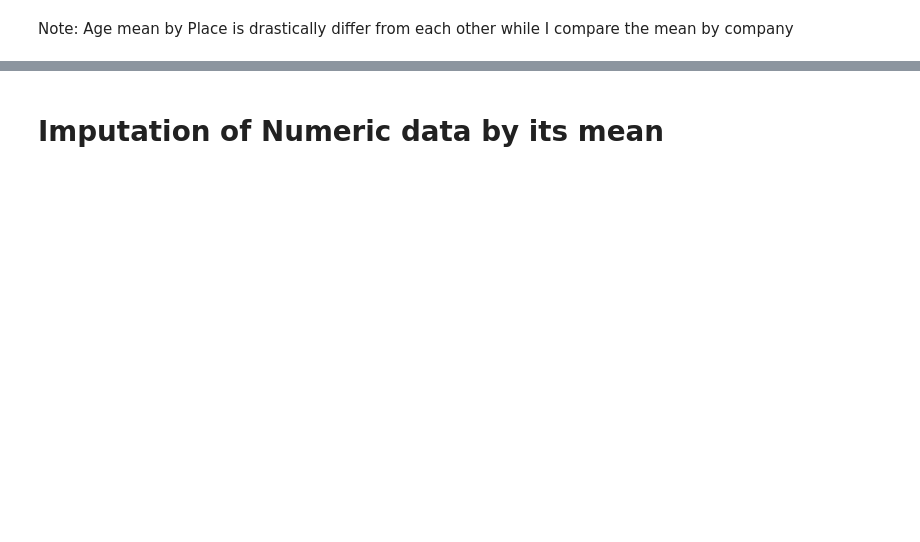
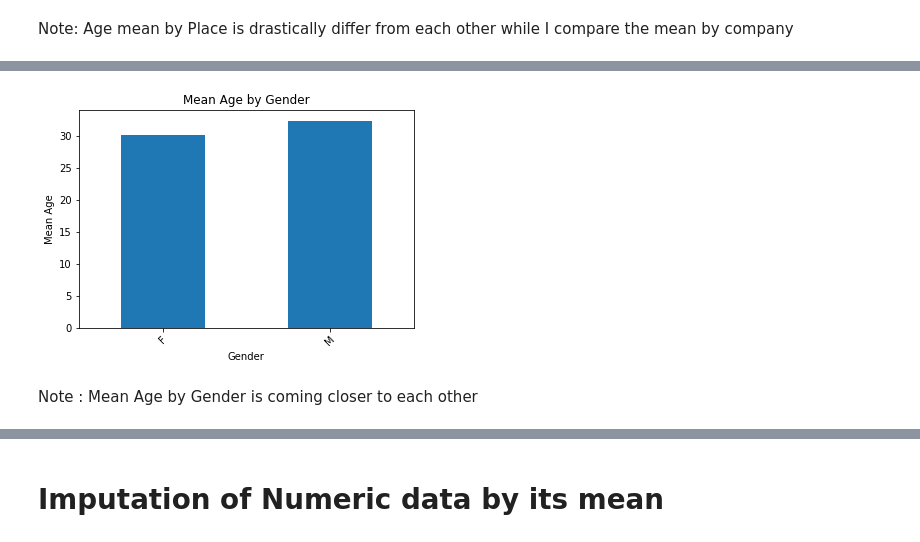
Before and after one commit to KASHOK87/Hackathon, a Jupyter notebook: Insights from Company .ipynb, the cells around one changed output, grey strips where cells are left out. Cells and saved outputs as stored; diff of their text form; code cells hidden in the pictures; blank space fills up the shorter version.

```diff
--- a/Insights from Company .ipynb
+++ b/Insights from Company .ipynb
@@ -133,0 +126,10 @@ Note :  Mean Age by Gender is almost gives same
+# %%
+age.groupby('Gender(M/F)').mean().plot(kind="bar",legend=False,rot=45)
+plt.ylabel("Mean Age")
+plt.xlabel("Gender")
+plt.title("Mean Age by Gender")
+plt.show()
+# %% [output]
+[figure, added]
+# %% [markdown]
+Note :  Mean Age by Gender is coming closer to each other
```
Also changed, not shown: parts of 46 cells of this notebook.
